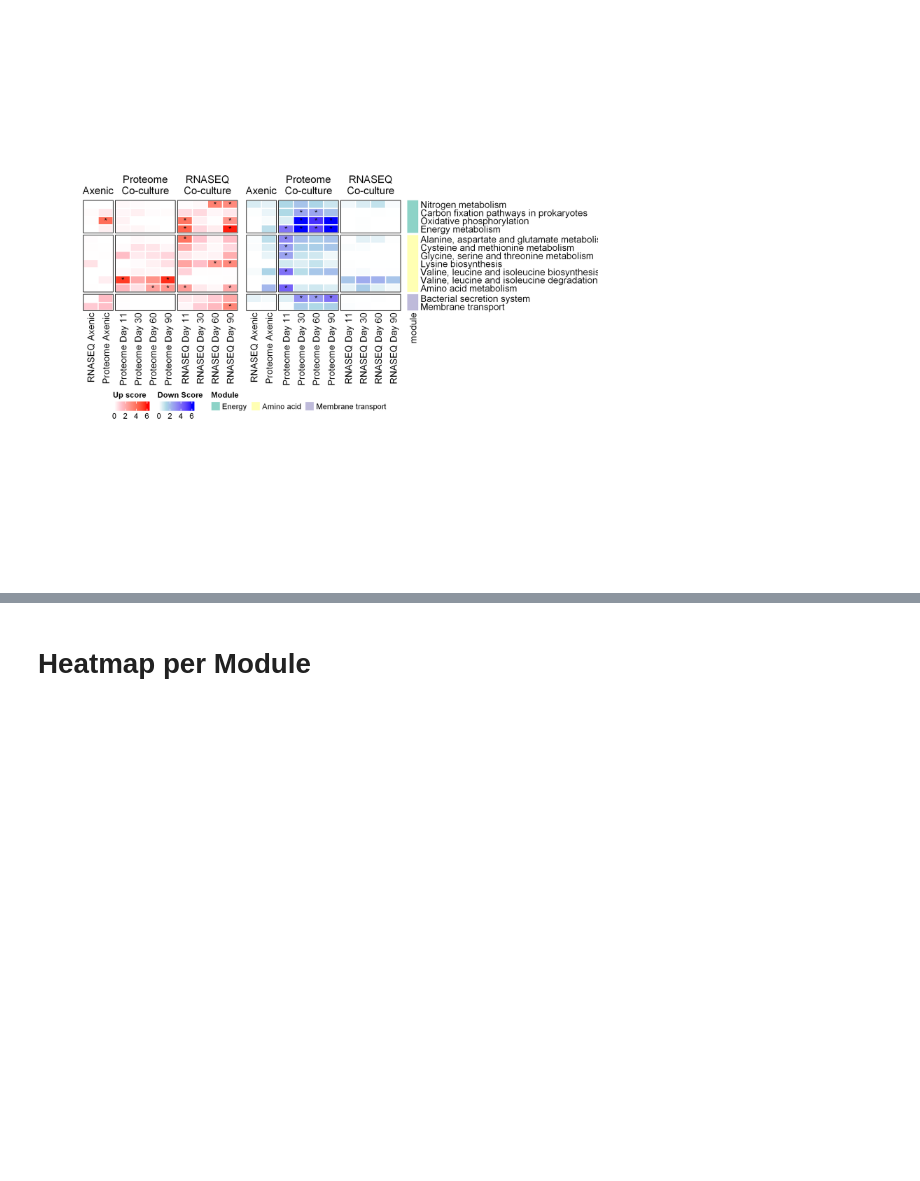
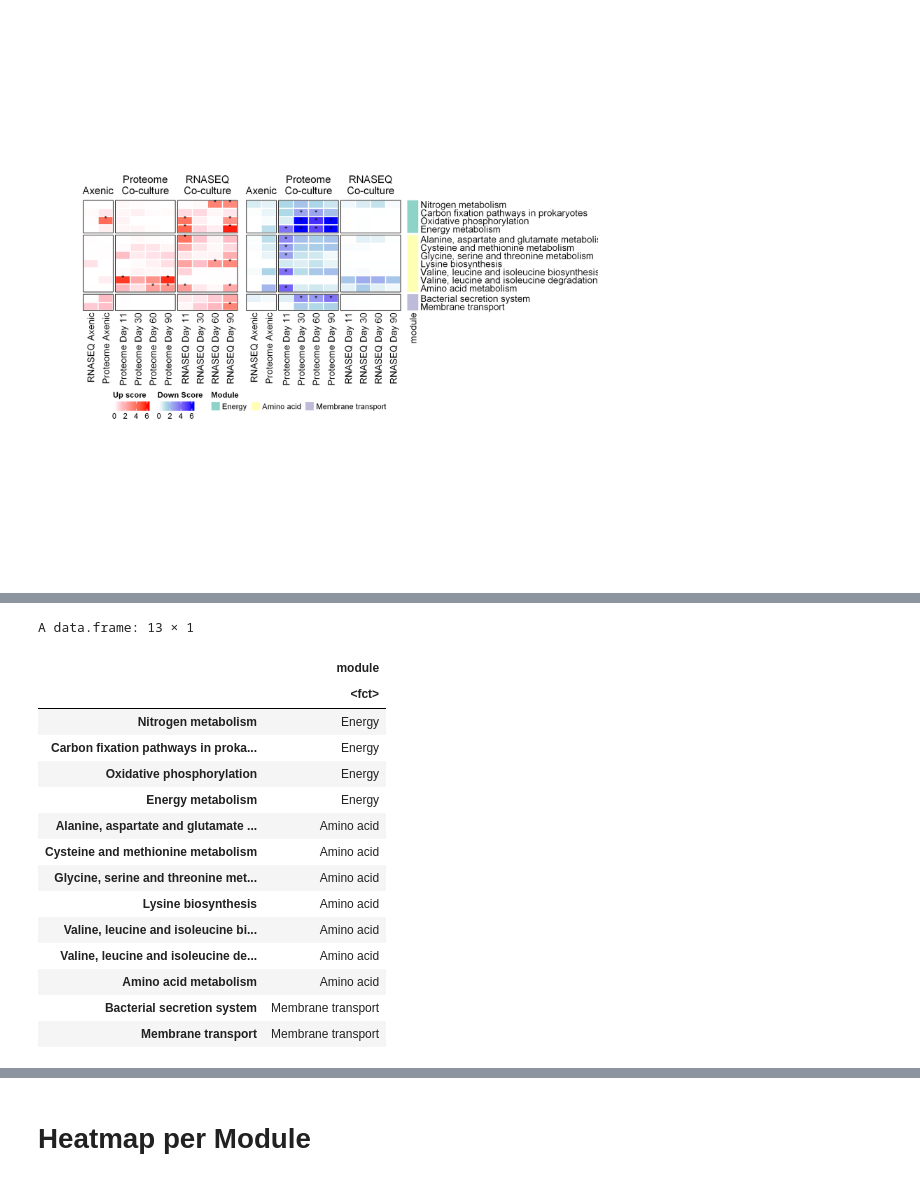
Before and after one commit to wosnat/CC1A3, a Jupyter notebook: Enrichment/CC1A3 HOT1A3 AA heatmaps Enrichment.ipynb, the cells around one changed output, grey strips where cells are left out. Drawn from its saved outputs; the diff is of its cells as text; code cells hidden in the pictures; blank space fills up the shorter version.

```diff
--- a/Enrichment/CC1A3 HOT1A3 AA heatmaps Enrichment.ipynb
+++ b/Enrichment/CC1A3 HOT1A3 AA heatmaps Enrichment.ipynb
@@ -720,0 +892,20 @@ draw(ht_list, heatmap_legend_side = "bottom", merge_legend = TRUE,)
+# %%
+#row.names(up_mat1) == row.names(module_mat)
+module_mat
+# %% [output]
+A data.frame: 13 × 1
+|  | module |
+|  | <fct> |
+| Nitrogen metabolism | Energy |
+| Carbon fixation pathways in proka... | Energy |
+| Oxidative phosphorylation | Energy |
+| Energy metabolism | Energy |
+| Alanine, aspartate and glutamate ... | Amino acid |
+| Cysteine and methionine metabolism | Amino acid |
+| Glycine, serine and threonine met... | Amino acid |
+| Lysine biosynthesis | Amino acid |
+| Valine, leucine and isoleucine bi... | Amino acid |
+| Valine, leucine and isoleucine de... | Amino acid |
+| Amino acid metabolism | Amino acid |
+| Bacterial secretion system | Membrane transport |
+| Membrane transport | Membrane transport |
```
Also changed, not shown: parts of 8 cells of this notebook, 1 other file.
